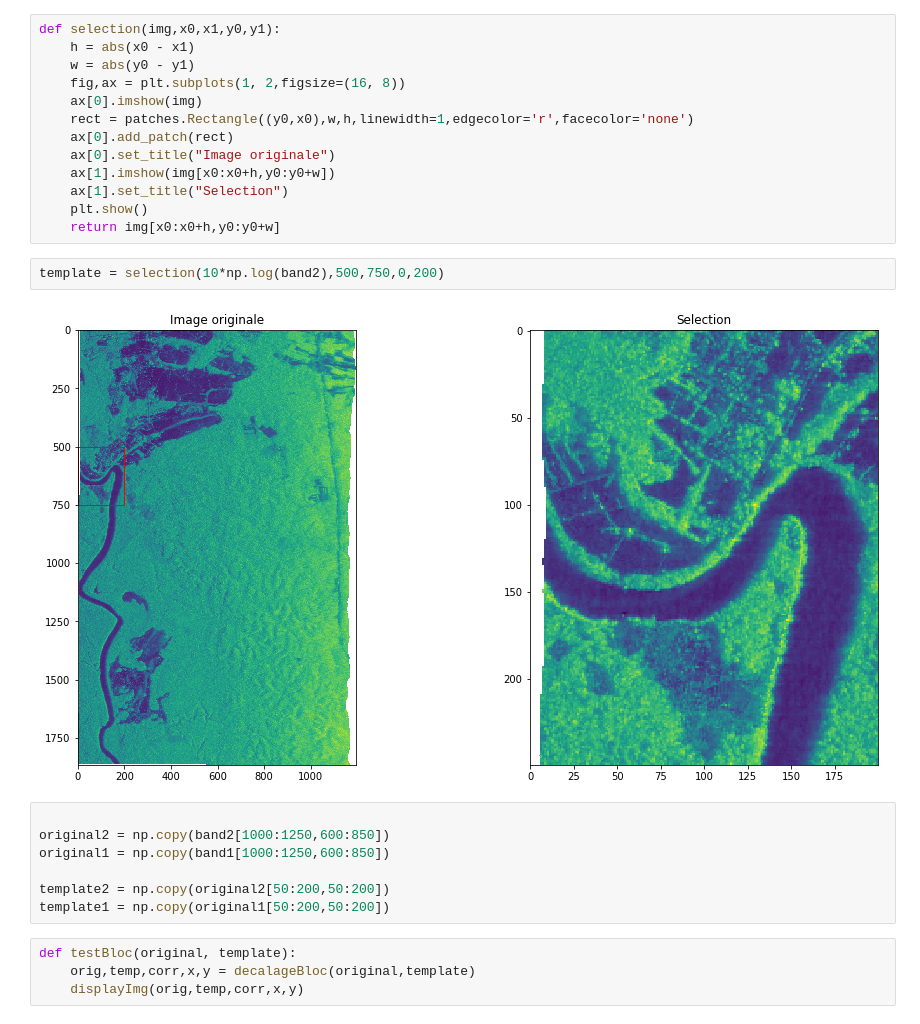
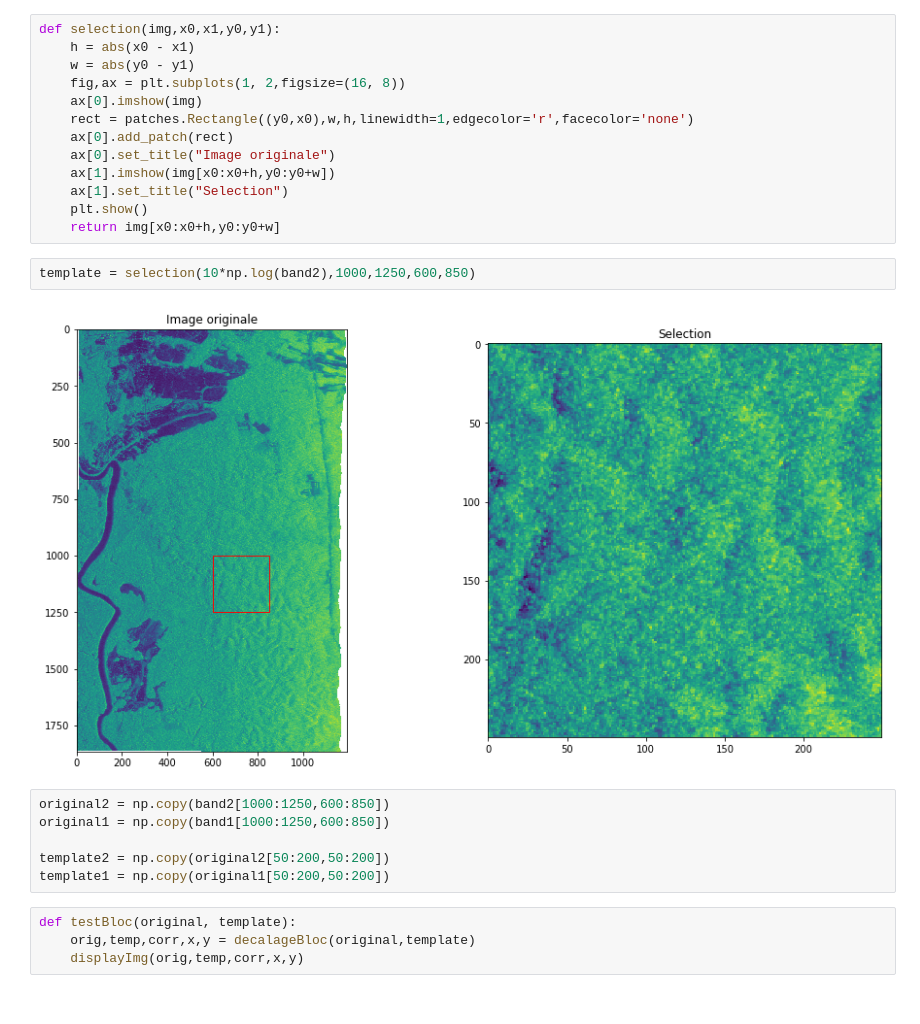
Before and after one commit to YamSok/CESBIO_BIOMASS, a Jupyter notebook: correlateBloc.ipynb, the cells around one changed output. Drawn from its saved outputs; the diff is of its cells as text.

```diff
--- a/correlateBloc.ipynb
+++ b/correlateBloc.ipynb
@@ -102,11 +97,10 @@ def selection(img,x0,x1,y0,y1):
     plt.show()
     return img[x0:x0+h,y0:y0+w]
 # %%
-template = selection(10*np.log(band2),500,750,0,200)
+template = selection(10*np.log(band2),1000,1250,600,850)
 # %% [output]
-[figure, old version]
+[figure, new version]
 # %%
-
 original2 = np.copy(band2[1000:1250,600:850])
 original1 = np.copy(band1[1000:1250,600:850])
 
```
Also changed, not shown: parts of 7 cells of this notebook, 1 other file.
